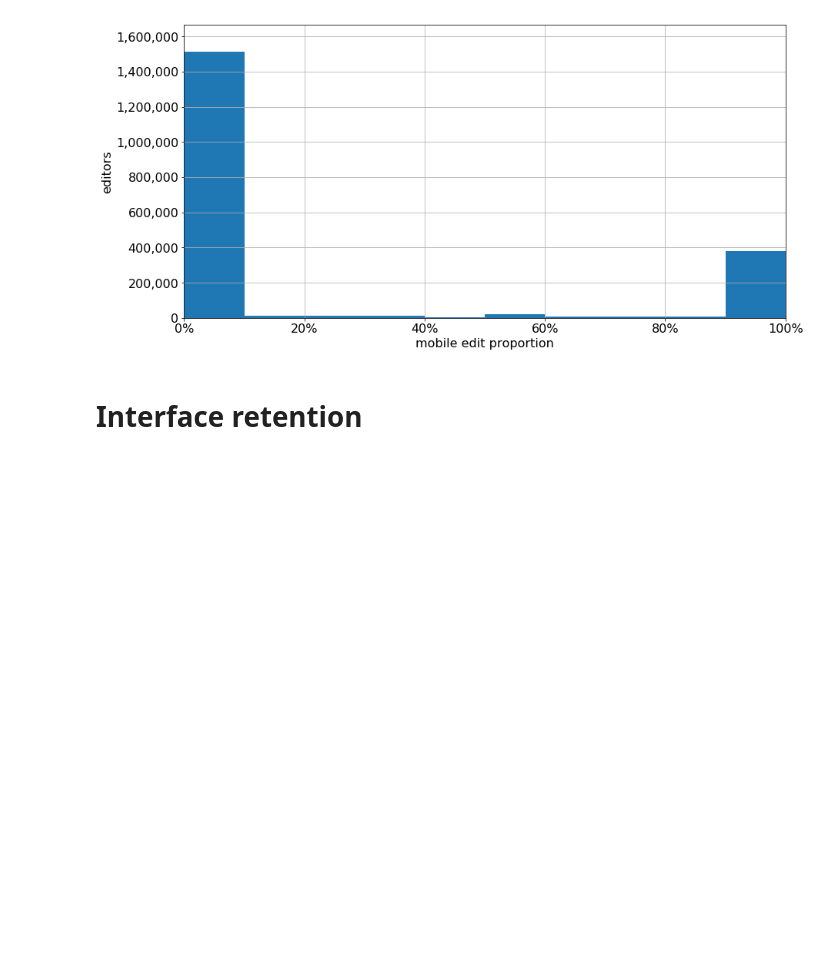
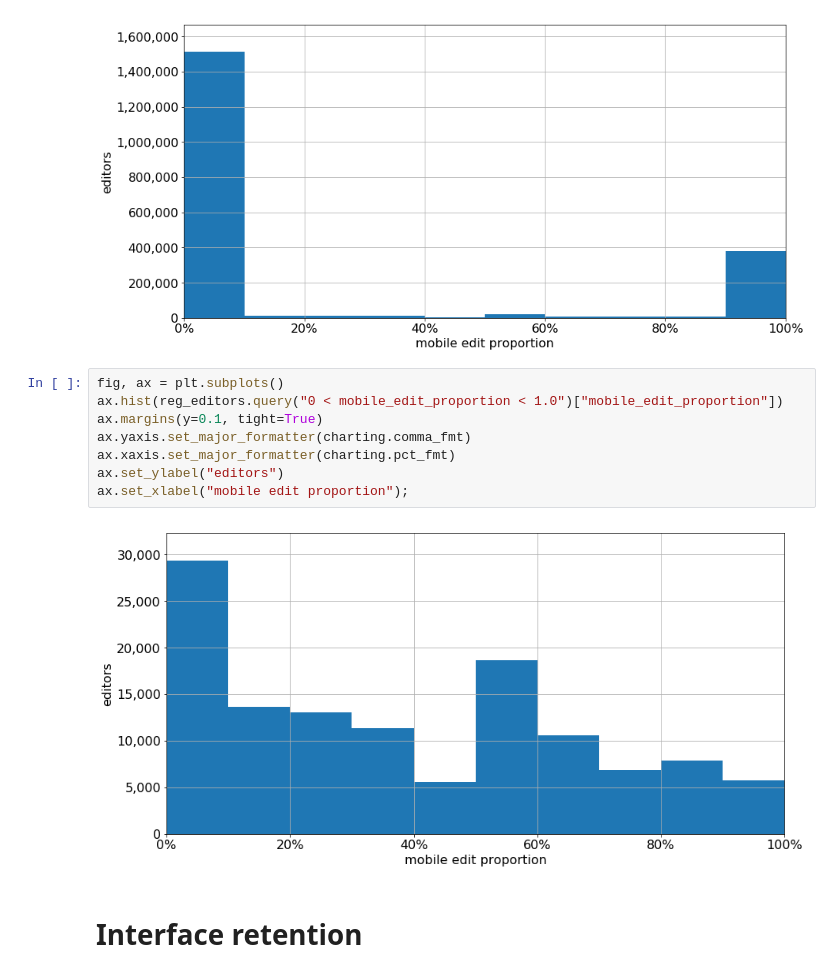
Before and after one commit to wikimedia-research/2018-08-Editing-metrics-snapshots, a Jupyter notebook: analysis.ipynb, the cells around one changed output. Saved outputs shown, nothing was run; the diff lists cells and outputs as text; blank space fills up the shorter version.

```diff
--- a/analysis.ipynb
+++ b/analysis.ipynb
@@ -235,6 +237,16 @@ ax.set_ylabel("editors")
 ax.set_xlabel("mobile edit proportion");
 # %% [output]
 [figure]
+# %%
+fig, ax = plt.subplots()
+ax.hist(reg_editors.query("0 < mobile_edit_proportion < 1.0")["mobile_edit_proportion"])
+ax.margins(y=0.1, tight=True)
+ax.yaxis.set_major_formatter(charting.comma_fmt)
+ax.xaxis.set_major_formatter(charting.pct_fmt)
+ax.set_ylabel("editors")
+ax.set_xlabel("mobile edit proportion");
+# %% [output]
+[figure, added]
 # %% [markdown]
 # Interface retention
 # %%
```
Also changed, not shown: parts of 12 cells of this notebook, 2 other files.
